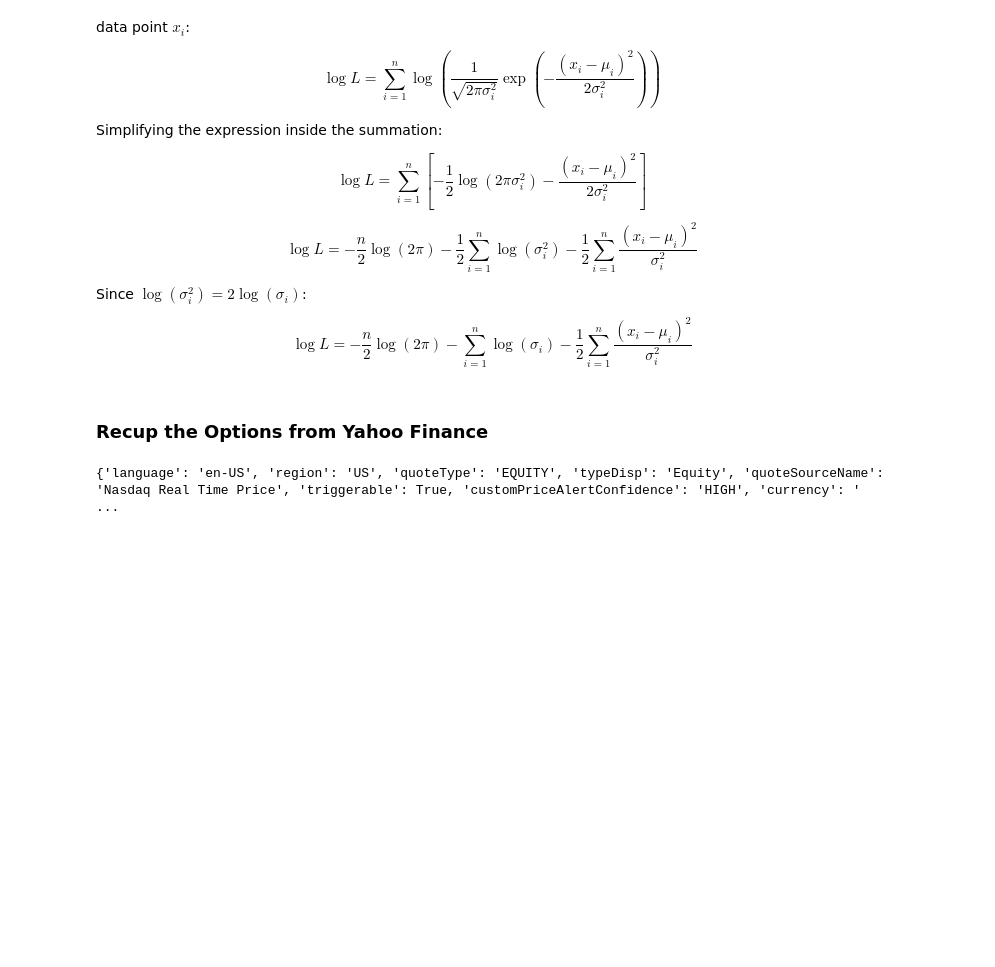
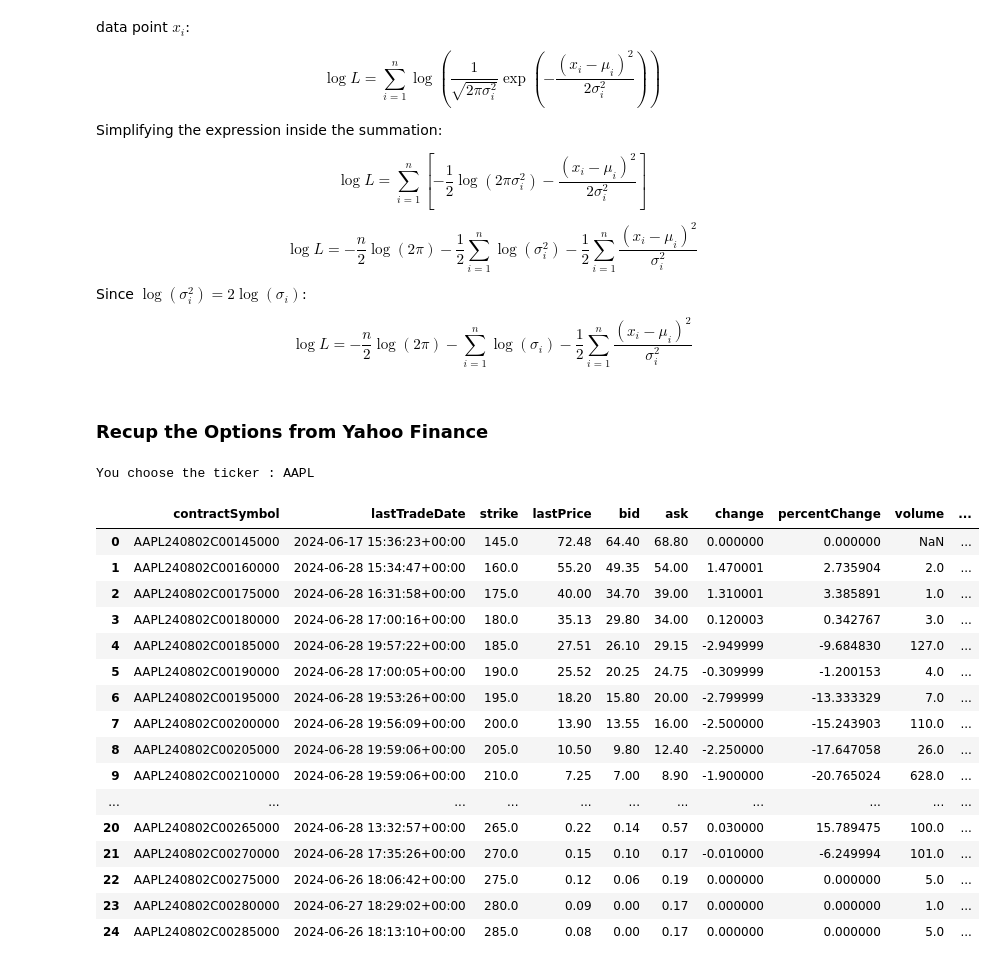
Before and after one commit to Quacox/Stochastic-Volatility, a Jupyter notebook: Stochastic_Volatility_Modeling.ipynb, the cells around one changed output. Saved outputs shown, nothing was run; the diff lists cells and outputs as text; code cells hidden in the pictures; blank space fills up the shorter version.

Commit message:
Updating data recuperation

```diff
--- a/Stochastic_Volatility_Modeling.ipynb
+++ b/Stochastic_Volatility_Modeling.ipynb
@@ -733,23 +689,12 @@ def fetch_yahoo_finance_data(ticker, cookie, crumb):
-# %%
-try:
-    cookie = get_yahoo_cookie()
-    crumb = get_yahoo_crumb(cookie)
-
-    ticker_symbol = 'AAPL'  # Example ticker symbol
-    data = fetch_yahoo_finance_data(ticker_symbol, cookie, crumb)
-
-    if 'quoteResponse' in data and 'result' in data['quoteResponse'] and len(data['quoteResponse']['result']) > 0:
-        result = data['quoteResponse']['result'][0]
-        print(result)
-        # print(f"Symbol: {result['symbol']}")
-        # print(f"Regular Market Previous Close: {result['regularMarketPreviousClose']}")
-        # print(f"Regular Market Price: {result['regularMarketPrice']}")
-    else:
-        print(f"No data found for symbol {ticker_symbol}")
-
-except requests.exceptions.HTTPError as http_err:
-    print(f"HTTP error occurred: {http_err}")
-except Exception as err:
-    print(f"Error occurred: {err}")
-# %% [output]
-{'language': 'en-US', 'region': 'US', 'quoteType': 'EQUITY', 'typeDisp': 'Equity', 'quoteSourceName': 'Nasdaq Real Time Price', 'triggerable': True, 'customPriceAlertConfidence': 'HIGH', 'currency': ' ...
+# %%
+tickers=['AAPL','AMZN','GOOGL','MSFT','TSLA','NFLX','NVDA','SPY','AMD']
+while True:
+    chosen_ticker = input(f"Choisissez un ticker parmi {tickers}: ").strip().upper()
+
+    if chosen_ticker in tickers:
+        print(f"You choose the ticker : {chosen_ticker}")
+        break
+    else:
+        print(f"Invalid ticker . Please Choose a ticker which exist in {tickers}.")
+# %% [output]
+You choose the ticker : AAPL
@@ -756,3 +714,25 @@ except Exception as err:
+# %%
+data = yf.Ticker(chosen_ticker)
+opt = data.option_chain('2024-08-02')[0]
+opt
+# %% [output]
+|  | contractSymbol | lastTradeDate | strike | lastPrice | bid | ask | change | percentChange | volume | ... |
+| 0 | AAPL240802C00145000 | 2024-06-17 15:36:23+00:00 | 145.0 | 72.48 | 64.40 | 68.80 | 0.000000 | 0.000000 | NaN | ... |
+| 1 | AAPL240802C00160000 | 2024-06-28 15:34:47+00:00 | 160.0 | 55.20 | 49.35 | 54.00 | 1.470001 | 2.735904 | 2.0 | ... |
+| 2 | AAPL240802C00175000 | 2024-06-28 16:31:58+00:00 | 175.0 | 40.00 | 34.70 | 39.00 | 1.310001 | 3.385891 | 1.0 | ... |
+| 3 | AAPL240802C00180000 | 2024-06-28 17:00:16+00:00 | 180.0 | 35.13 | 29.80 | 34.00 | 0.120003 | 0.342767 | 3.0 | ... |
+| 4 | AAPL240802C00185000 | 2024-06-28 19:57:22+00:00 | 185.0 | 27.51 | 26.10 | 29.15 | -2.949999 | -9.684830 | 127.0 | ... |
+| 5 | AAPL240802C00190000 | 2024-06-28 17:00:05+00:00 | 190.0 | 25.52 | 20.25 | 24.75 | -0.309999 | -1.200153 | 4.0 | ... |
+| 6 | AAPL240802C00195000 | 2024-06-28 19:53:26+00:00 | 195.0 | 18.20 | 15.80 | 20.00 | -2.799999 | -13.333329 | 7.0 | ... |
+| 7 | AAPL240802C00200000 | 2024-06-28 19:56:09+00:00 | 200.0 | 13.90 | 13.55 | 16.00 | -2.500000 | -15.243903 | 110.0 | ... |
+| 8 | AAPL240802C00205000 | 2024-06-28 19:59:06+00:00 | 205.0 | 10.50 | 9.80 | 12.40 | -2.250000 | -17.647058 | 26.0 | ... |
+| 9 | AAPL240802C00210000 | 2024-06-28 19:59:06+00:00 | 210.0 | 7.25 | 7.00 | 8.90 | -1.900000 | -20.765024 | 628.0 | ... |
+| ... | ... | ... | ... | ... | ... | ... | ... | ... | ... | ... |
+| 20 | AAPL240802C00265000 | 2024-06-28 13:32:57+00:00 | 265.0 | 0.22 | 0.14 | 0.57 | 0.030000 | 15.789475 | 100.0 | ... |
+| 21 | AAPL240802C00270000 | 2024-06-28 17:35:26+00:00 | 270.0 | 0.15 | 0.10 | 0.17 | -0.010000 | -6.249994 | 101.0 | ... |
+| 22 | AAPL240802C00275000 | 2024-06-26 18:06:42+00:00 | 275.0 | 0.12 | 0.06 | 0.19 | 0.000000 | 0.000000 | 5.0 | ... |
+| 23 | AAPL240802C00280000 | 2024-06-27 18:29:02+00:00 | 280.0 | 0.09 | 0.00 | 0.17 | 0.000000 | 0.000000 | 1.0 | ... |
+| 24 | AAPL240802C00285000 | 2024-06-26 18:13:10+00:00 | 285.0 | 0.08 | 0.00 | 0.17 | 0.000000 | 0.000000 | 5.0 | ... |
 # %%
 def log_likelihood(params, data):
 
```
Also changed, not shown: parts of 3 cells of this notebook.
